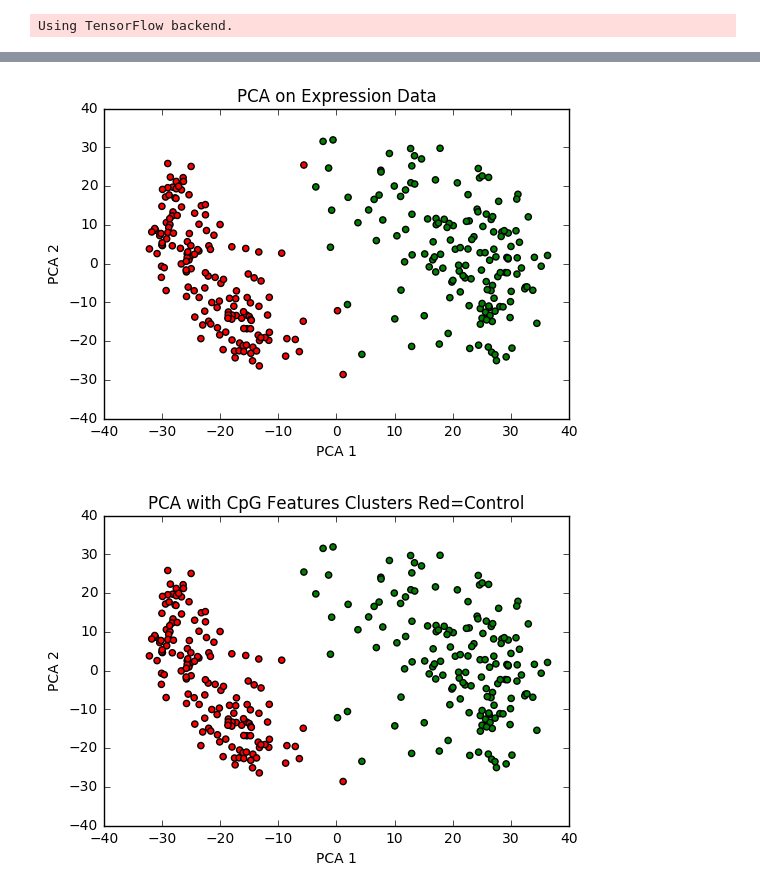
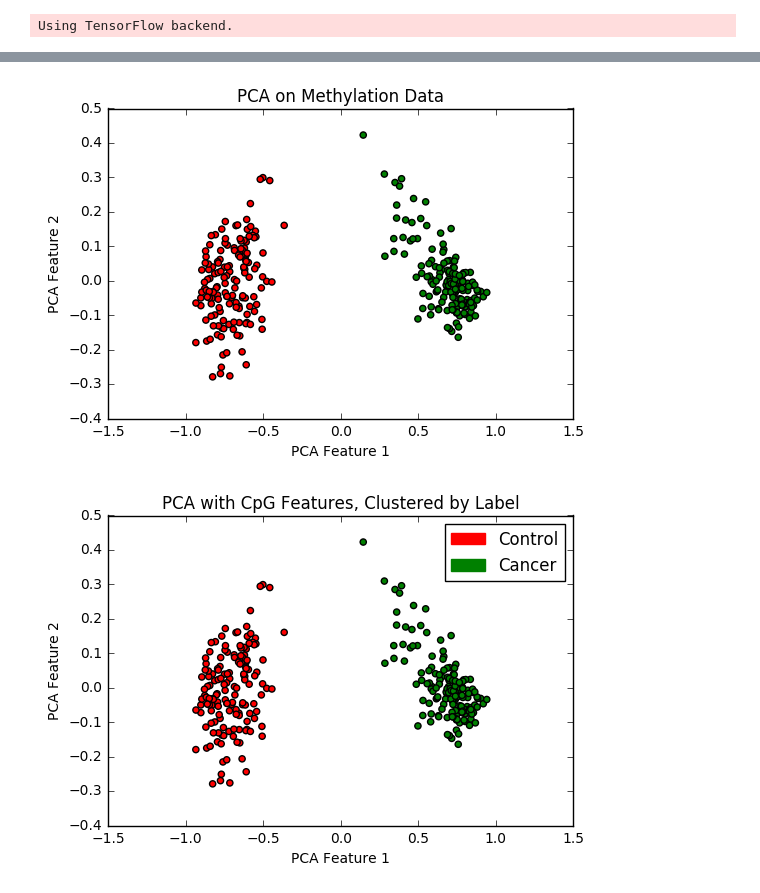
Before and after one commit to chsu1r/6047Methylation, a Jupyter notebook: speedUpExp.ipynb, the cells around one changed output, grey strips where cells are left out. Cells and saved outputs as stored; diff of their text form; code cells hidden in the pictures.

```diff
--- a/speedUpExp.ipynb
+++ b/speedUpExp.ipynb
@@ -584,0 +281,11 @@ Control 5  107
+# %%
+### import independent test data and figure out intersection of CpG sites that are non-NA (Run #2)
+totalDataCpGIndices = list(totalData.columns)
+testControlData = importTestControl()
+testControlData.columns = [column.replace('\"', '') for column in list(testControlData.columns)]
+testCancerData = importTestCancer()
+testCancerData.columns = [column.replace('\"', '') for column in list(testCancerData.columns)]
+independentTestData = pd.concat([testCancerData,testControlData])
+independentTestData = independentTestData.dropna(axis=1)
+independentTestDataCpGIndices = set(list(independentTestData.columns))
+commonCpGSites = list(set(totalDataCpGIndices).intersection(independentTestDataCpGIndices))
@@ -585 +332,5 @@ Control 5  107
+# %%
+### set total data to only the shared CpG sites with test data for continuity (Run #3)
+totalDataCopy = totalData
+totalData = totalData.loc[:,commonCpGSites] ##end - 382 samples x 291032 cpg sites + cancer/noncancer
 # %%
@@ -593,10 +355,10 @@ totalTestLabels = totalData.iloc[testIndices,:].loc[:,["Cancer","Not Cancer"]]
 # %%
-### determining variances
-variances = totalTrainingData.drop(["Cancer", "Not Cancer"],axis=1).var(axis=0).nlargest(10000).index
+### determining variances (Run #5B)
+keyCpG = totalTrainingData.var(axis=0).nlargest(10).index
 # %%
-### isolating the data from the relevant cpg sites
-totalTrainingData = totalTrainingData.loc[:,list(variances)]
-totalTestData = totalTestData.loc[:,list(variances)]
+### isolating the data from the relevant cpg sites (Run #6)
+totalTrainingData = totalTrainingData.loc[:,list(keyCpG)]
+totalTestData = totalTestData.loc[:,list(keyCpG)]
 totalTrainingDataValues = totalTrainingData.values
 totalTestDataValues = totalTestData.values
 totalTrainingLabelValues = totalTrainingLabels.values
@@ -604,27 +387,28 @@ totalTestLabelValues = totalTestLabels.values
 # %%
-## PCA
+## PCA (Run #7)
 methyl_PCA = PCA()
 trainingPCAFeatures = methyl_PCA.fit_transform(totalTrainingData)
 clusterer = KMeans(n_clusters=2)
 cluster_labels = clusterer.fit_predict(trainingPCAFeatures)
 
 colors = {0: "r", 1: "g"}
 p = plt.scatter(trainingPCAFeatures[:, 0], trainingPCAFeatures[:, 1], c=[colors[c] for c in cluster_labels])
-plt.title("PCA on Expression Data")
-plt.xlabel("PCA 1")
-plt.ylabel("PCA 2")
+plt.title("PCA on Methylation Data")
+plt.xlabel("PCA Feature 1")
+plt.ylabel("PCA Feature 2")
 plt.show()
 
 # colors_label = [0] * 190 + [1] * (len(cluster_labels) - 190)
 colors_label = [0 if label[0] == 0 else 1 for label in totalTrainingLabelValues]
 p1 = plt.scatter(trainingPCAFeatures[:, 0], trainingPCAFeatures[:, 1], c=[colors[c] for c in colors_label])
-plt.title("PCA with CpG Features Clusters Red=Control")
-plt.xlabel("PCA 1")
-plt.ylabel("PCA 2")
+plt.title("PCA with CpG Features, Clustered by Label")
+plt.xlabel("PCA Feature 1")
+plt.ylabel("PCA Feature 2")
+plt.legend(handles=[mpatches.Patch(color='red', label='Control'),mpatches.Patch(color='green', label='Cancer')])
 plt.show()
 
 testPCAFeatures = methyl_PCA.transform(totalTestData)
 # %% [output]
-[figure, old version]
+[figure, new version]
-[figure, old version]
+[figure, new version]
 # %%
```
Also changed, not shown: parts of 18 cells of this notebook, 1 other file.
